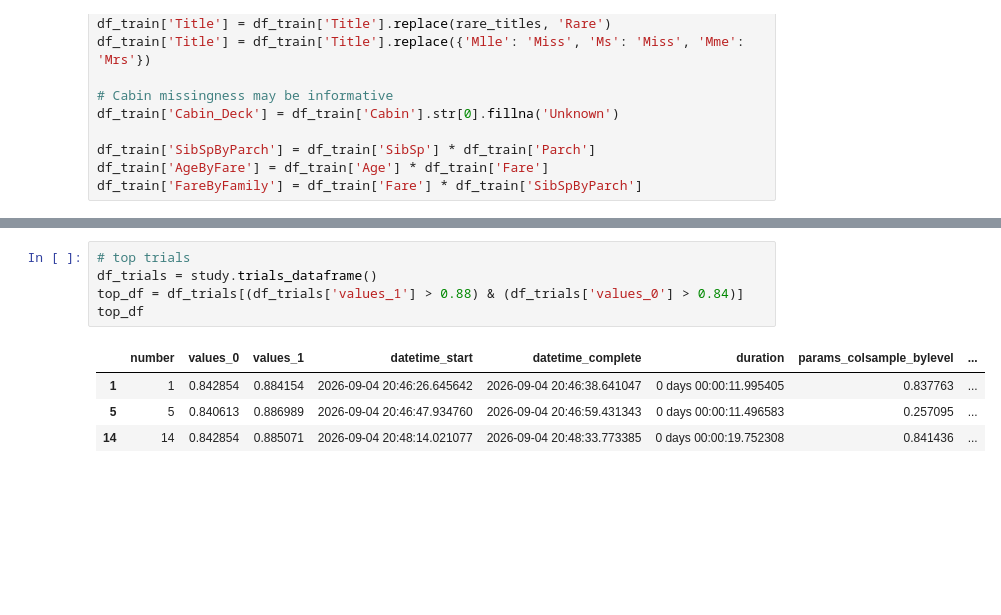
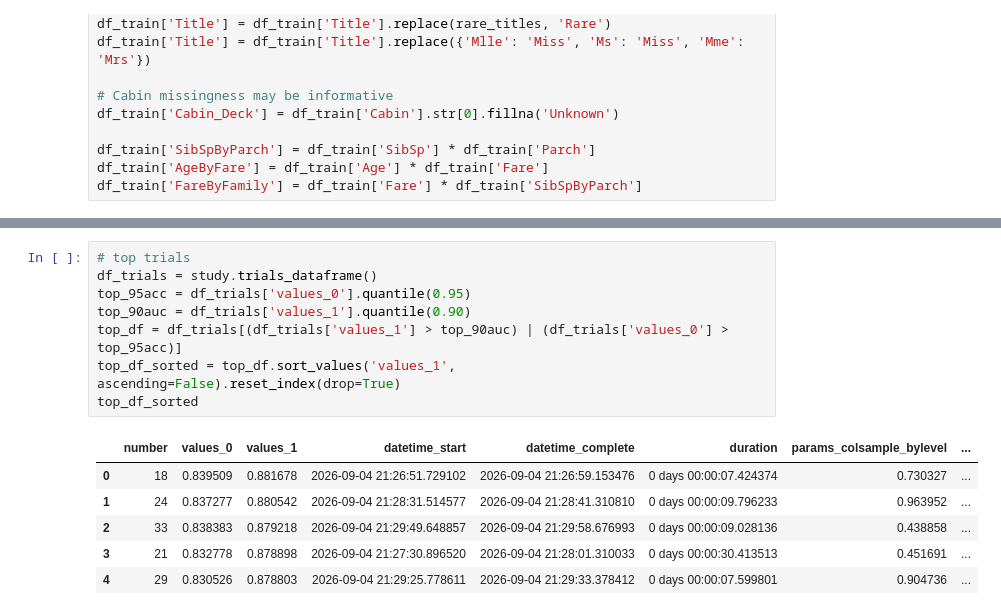
Before and after one commit to snukem/titanic, a Jupyter notebook: predict-titanic.ipynb, the cells around one changed output, grey strips where cells are left out. Saved outputs shown, nothing was run; the diff lists cells and outputs as text; blank space fills up the shorter version.

```diff
--- a/predict-titanic.ipynb
+++ b/predict-titanic.ipynb
@@ -226,11 +261,16 @@ print([t.values for t in study.trials])
 # %%
 # top trials
 df_trials = study.trials_dataframe()
-top_df = df_trials[(df_trials['values_1'] > 0.88) & (df_trials['values_0'] > 0.84)]
-top_df
+top_95acc = df_trials['values_0'].quantile(0.95)
+top_90auc = df_trials['values_1'].quantile(0.90)
+top_df = df_trials[(df_trials['values_1'] > top_90auc) | (df_trials['values_0'] > top_95acc)]
+top_df_sorted = top_df.sort_values('values_1', ascending=False).reset_index(drop=True)
+top_df_sorted
 # %% [output]
 |  | number | values_0 | values_1 | datetime_start | datetime_complete | duration | params_colsample_bylevel | ... |
-| 1 | 1 | 0.842854 | 0.884154 | 2026-09-04 20:46:26.645642 | 2026-09-04 20:46:38.641047 | 0 days 00:00:11.995405 | 0.837763 | ... |
-| 5 | 5 | 0.840613 | 0.886989 | 2026-09-04 20:46:47.934760 | 2026-09-04 20:46:59.431343 | 0 days 00:00:11.496583 | 0.257095 | ... |
-| 14 | 14 | 0.842854 | 0.885071 | 2026-09-04 20:48:14.021077 | 2026-09-04 20:48:33.773385 | 0 days 00:00:19.752308 | 0.841436 | ... |
+| 0 | 18 | 0.839509 | 0.881678 | 2026-09-04 21:26:51.729102 | 2026-09-04 21:26:59.153476 | 0 days 00:00:07.424374 | 0.730327 | ... |
+| 1 | 24 | 0.837277 | 0.880542 | 2026-09-04 21:28:31.514577 | 2026-09-04 21:28:41.310810 | 0 days 00:00:09.796233 | 0.963952 | ... |
+| 2 | 33 | 0.838383 | 0.879218 | 2026-09-04 21:29:49.648857 | 2026-09-04 21:29:58.676993 | 0 days 00:00:09.028136 | 0.438858 | ... |
+| 3 | 21 | 0.832778 | 0.878898 | 2026-09-04 21:27:30.896520 | 2026-09-04 21:28:01.310033 | 0 days 00:00:30.413513 | 0.451691 | ... |
+| 4 | 29 | 0.830526 | 0.878803 | 2026-09-04 21:29:25.778611 | 2026-09-04 21:29:33.378412 | 0 days 00:00:07.599801 | 0.904736 | ... |
 # %%
```
Also changed, not shown: parts of 5 cells of this notebook.
